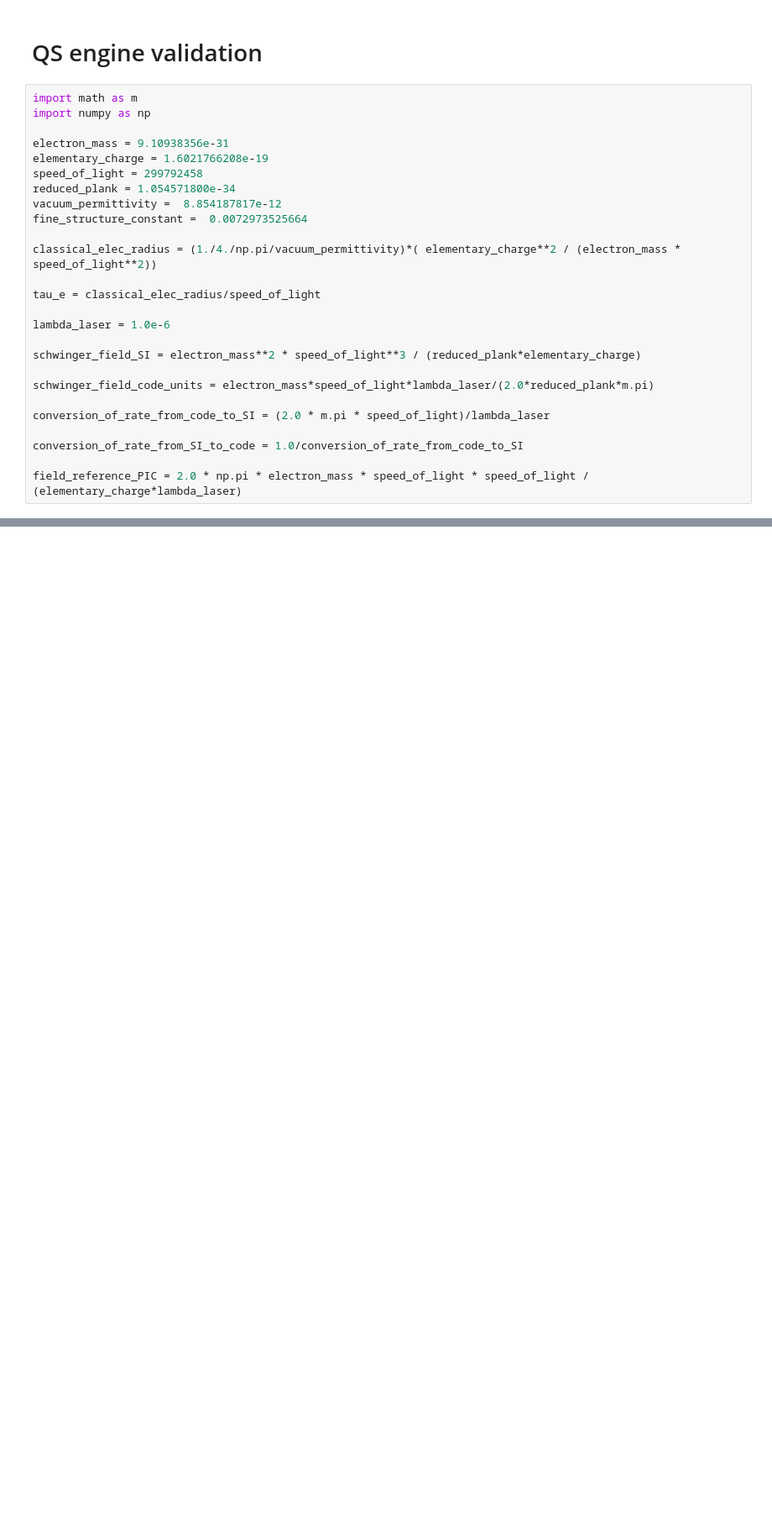
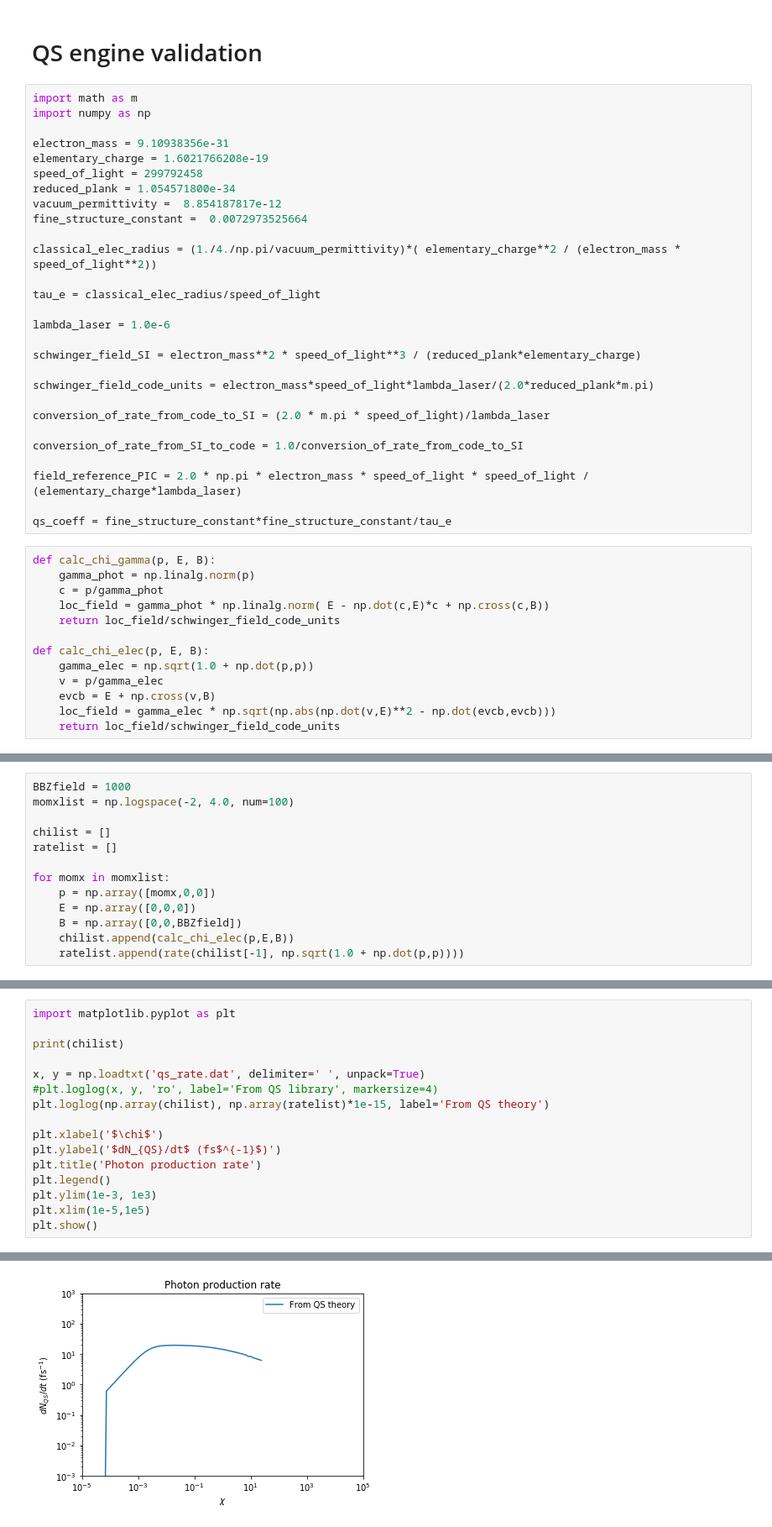
Before and after one commit to ECP-WarpX/picsar, a Jupyter notebook: src/multi_physics/test_cpu/validation_QS.ipynb, the cells around one changed output, grey strips where cells are left out. Shown at 84% size. Cells and saved outputs as stored; diff of their text form; blank space fills up the shorter version.

```diff
--- a/src/multi_physics/test_cpu/validation_QS.ipynb
+++ b/src/multi_physics/test_cpu/validation_QS.ipynb
@@ -26,3 +26,18 @@ conversion_of_rate_from_code_to_SI = (2.0 * m.pi * speed_of_light)/lambda_laser
 conversion_of_rate_from_SI_to_code = 1.0/conversion_of_rate_from_code_to_SI
 
 field_reference_PIC = 2.0 * np.pi * electron_mass * speed_of_light * speed_of_light / (elementary_charge*lambda_laser)
+
+qs_coeff = fine_structure_constant*fine_structure_constant/tau_e
+# %%
+def calc_chi_gamma(p, E, B):
+    gamma_phot = np.linalg.norm(p)
+    c = p/gamma_phot
+    loc_field = gamma_phot * np.linalg.norm( E - np.dot(c,E)*c + np.cross(c,B))
+    return loc_field/schwinger_field_code_units
+
+def calc_chi_elec(p, E, B):
+    gamma_elec = np.sqrt(1.0 + np.dot(p,p))
+    v = p/gamma_elec
+    evcb = E + np.cross(v,B)
+    loc_field = gamma_elec * np.sqrt(np.abs(np.dot(v,E)**2 - np.dot(evcb,evcb)))
+    return loc_field/schwinger_field_code_units
@@ -28,0 +83,13 @@ field_reference_PIC = 2.0 * np.pi * electron_mass * speed_of_light * speed_of_li
+# %%
+BBZfield = 1000
+momxlist = np.logspace(-2, 4.0, num=100)
+
+chilist = []
+ratelist = []
+
+for momx in momxlist:
+    p = np.array([momx,0,0])
+    E = np.array([0,0,0])
+    B = np.array([0,0,BBZfield])
+    chilist.append(calc_chi_elec(p,E,B))
+    ratelist.append(rate(chilist[-1], np.sqrt(1.0 + np.dot(p,p))))
@@ -28,0 +99,17 @@ field_reference_PIC = 2.0 * np.pi * electron_mass * speed_of_light * speed_of_li
+# %%
+import matplotlib.pyplot as plt
+
+print(chilist)
+
+x, y = np.loadtxt('qs_rate.dat', delimiter=' ', unpack=True)
+#plt.loglog(x, y, 'ro', label='From QS library', markersize=4)
+plt.loglog(np.array(chilist), np.array(ratelist)*1e-15, label='From QS theory')
+
+plt.xlabel('$\chi$')
+plt.ylabel('$dN_{QS}/dt$ (fs$^{-1}$)')
+plt.title('Photon production rate')
+plt.legend()
+plt.ylim(1e-3, 1e3)
+plt.xlim(1e-5,1e5)
+plt.show()
+# %% [output]
@@ -29 +117,2 @@ field_reference_PIC = 2.0 * np.pi * electron_mass * speed_of_light * speed_of_li
+[figure, added]
 # %%
```
Also changed, not shown: parts of 8 cells of this notebook, 3 other files.
